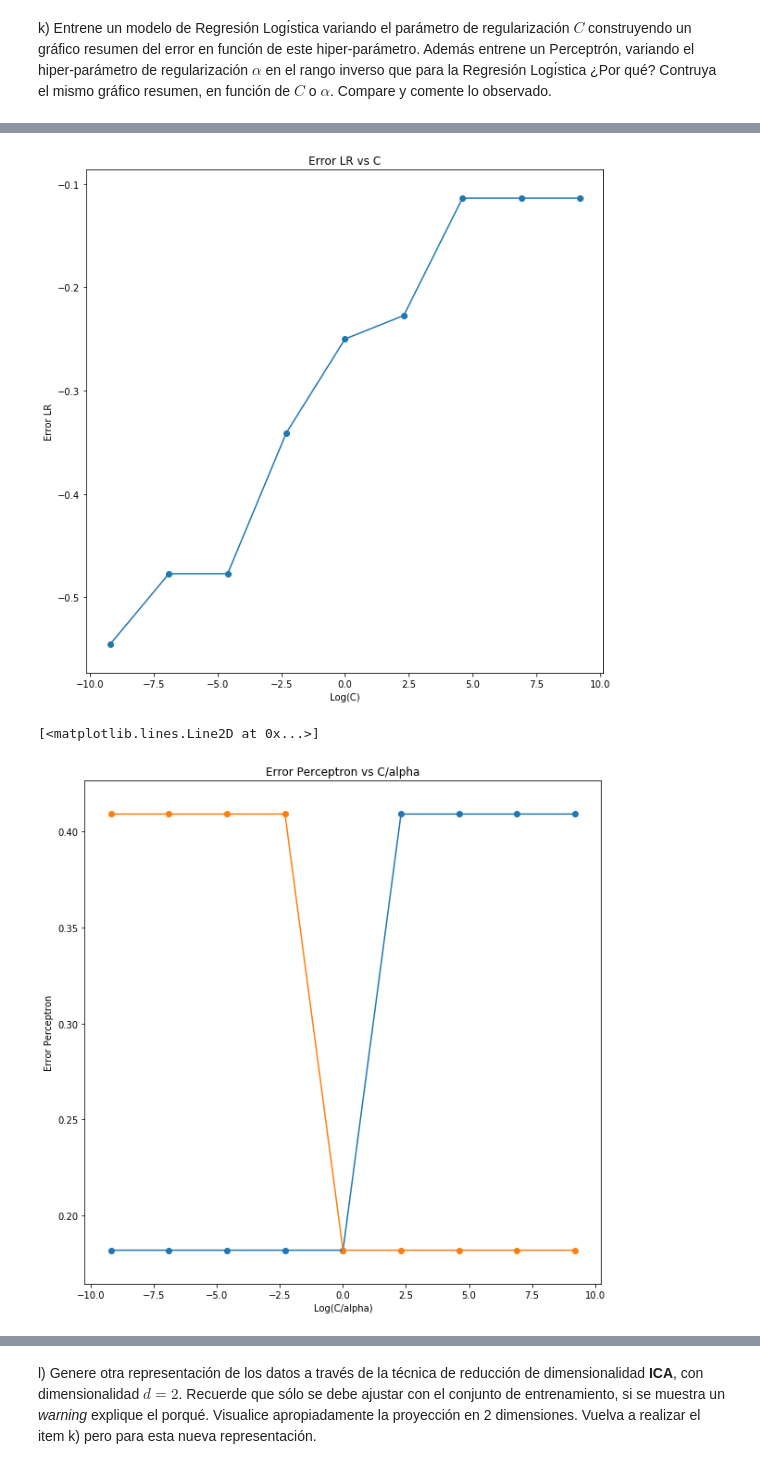
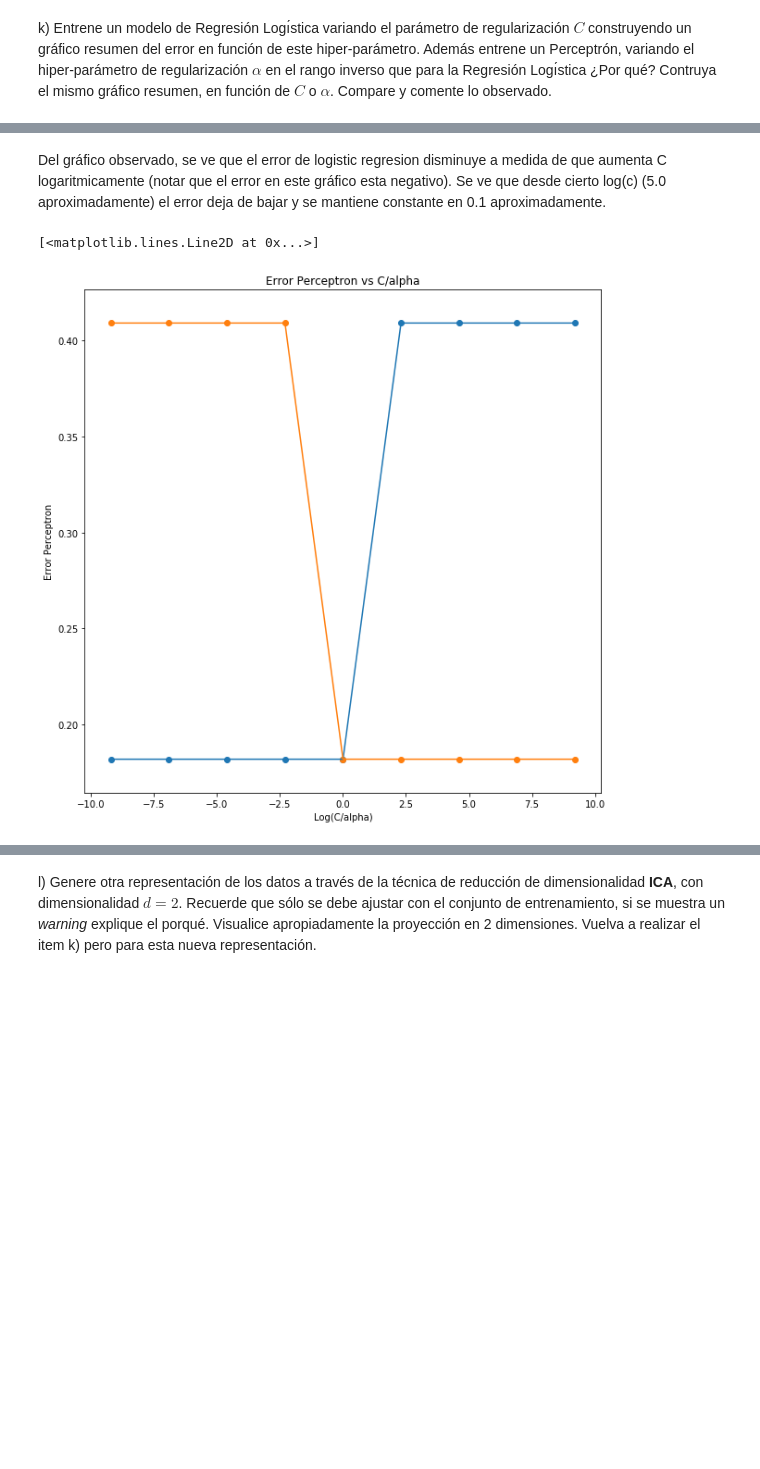
Before and after one commit to JaimeZamoranoUSM/MachineLearning, a Jupyter notebook: Tarea_1-Tapia-Zamorano.ipynb, the cells around one changed output, grey strips where cells are left out. Drawn from its saved outputs; the diff is of its cells as text; code cells hidden in the pictures; blank space fills up the shorter version.

```diff
--- a/Tarea_1-Tapia-Zamorano.ipynb
+++ b/Tarea_1-Tapia-Zamorano.ipynb
@@ -612,25 +640,16 @@ for i in alphas:
+# %% [markdown]
+Del gráfico observado, se ve que el error de logistic regresion disminuye a medida de que aumenta C logaritmicamente (notar que el error en este gráfico esta negativo). Se ve que desde cierto log(c) (5.0 aproximadamente) el error deja de bajar y se mantiene constante en 0.1 aproximadamente.
 # %%
-vector_LR = []
-for i in errores_LR:
-    vector_LR.append(np.mean(i))
-plt.title('Error LR vs C')
-plt.xlabel('Log(C)')
-plt.ylabel('Error LR')
-plt.scatter([i for i in np.log(Cs)], vector_LR)
-plt.plot([i for i in np.log(Cs)], vector_LR)
-plt.show()
-
 vector_per = []
 for i in errores_Per:
     vector_per.append(np.mean(i))
 plt.title('Error Perceptron vs C/alpha')
 plt.xlabel('Log(C/alpha)')
 plt.ylabel('Error Perceptron')
-plt.scatter([i for i in np.log(Cs)], vector_per)
+plt.scatter([i for i in np.log(Cs)], vector_per,label="perceptron")
 plt.plot([i for i in np.log(Cs)], vector_per)
-plt.scatter([i for i in np.log(alphas)], vector_per)
+plt.scatter([i for i in np.log(alphas)], vector_per,label="C/alpha")
 plt.plot([i for i in np.log(alphas)], vector_per)
 # %% [output]
+[<matplotlib.lines.Line2D at 0x...>]
-[figure, old version]
+[figure, new version]
-[<matplotlib.lines.Line2D at 0x...>]
-[figure, removed]
```
Also changed, not shown: parts of 34 cells of this notebook.
